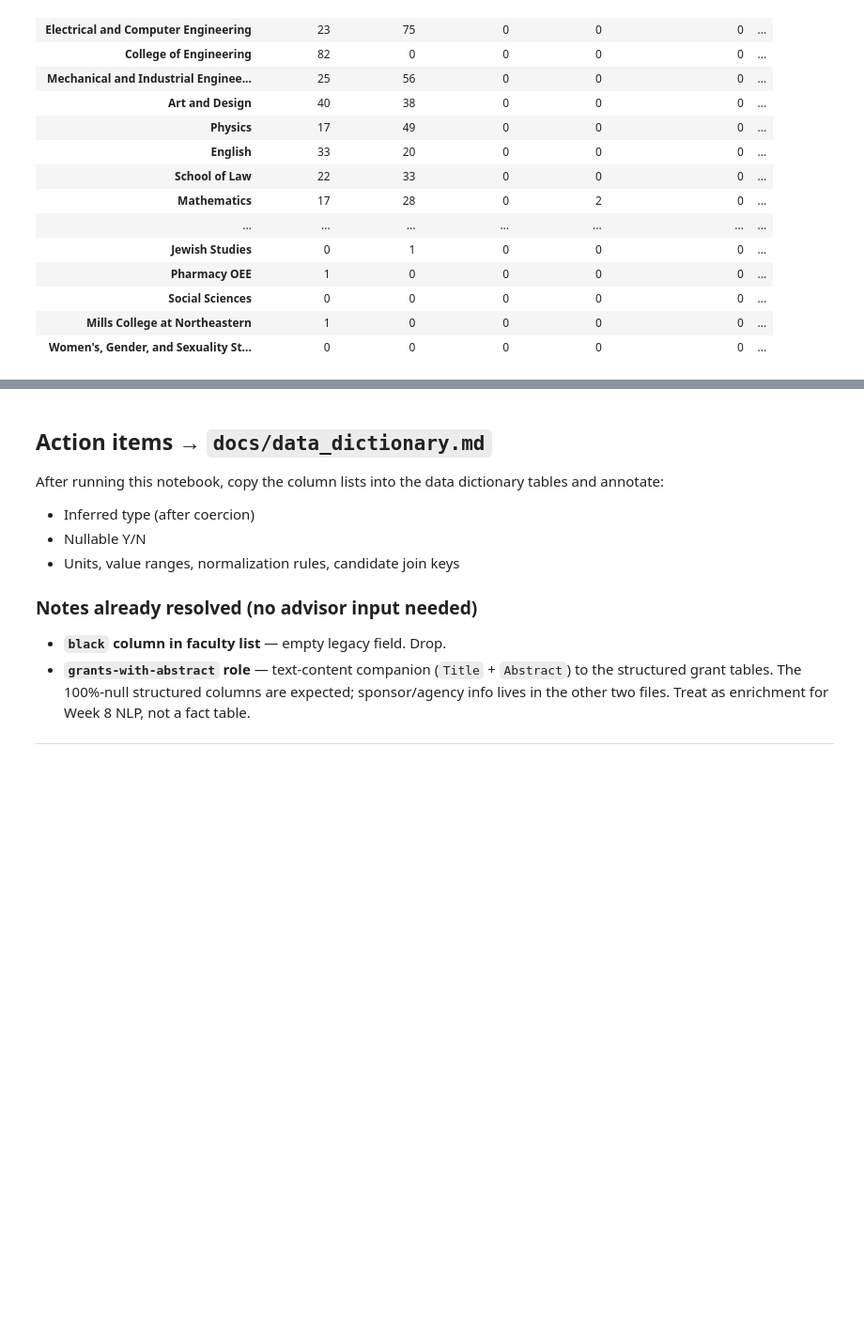
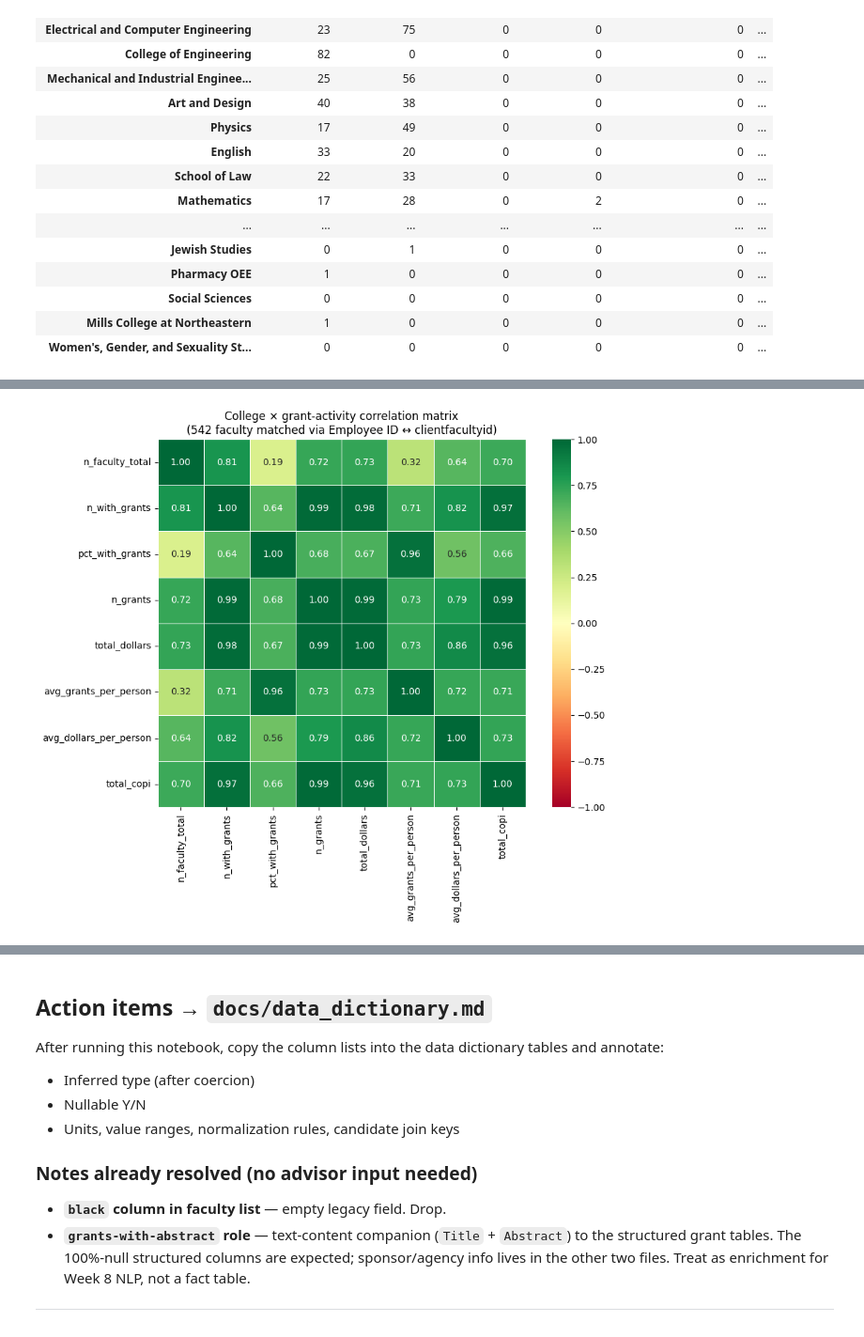
Before and after one commit to ebertini/visualizing-neu, a Jupyter notebook: notebooks/01_schema_overview.ipynb, the cells around one changed output, grey strips where cells are left out. Shown at 94% size. Cells and saved outputs as stored; diff of their text form; code cells hidden in the pictures; blank space fills up the shorter version.

```diff
--- a/notebooks/01_schema_overview.ipynb
+++ b/notebooks/01_schema_overview.ipynb
@@ -279,3 +278,92 @@ with pd.option_context('display.max_rows', None):
 | Social Sciences | 0 | 0 | 0 | 0 | 0 | ... |
 | Mills College at Northeastern | 1 | 0 | 0 | 0 | 0 | ... |
 | Women's, Gender, and Sexuality St... | 0 | 0 | 0 | 0 | 0 | ... |
+# %%
+import seaborn as sns
+import matplotlib.pyplot as plt
+
+faculty = first_sheet(raw['faculty'])
+ri      = first_sheet(raw['ri_matches'])
+
+# ── Join: Employee ID ↔ clientfacultyid ──────────────────────────────────────
+ri_dedup = ri.drop_duplicates(subset=['grantid', 'AAUID'])
+
+per_person = (
+    ri_dedup.groupby('clientfacultyid', as_index=False)
+            .agg(
+                n_grants           = ('grantid',      'nunique'),
+                total_dollars      = ('totaldollars',  'sum'),
+                n_copi             = ('iscopi',        'sum'),
+                n_agencies         = ('agencyname',   'nunique'),
+                year_span          = ('startdateyear', lambda x: int(x.max() - x.min() + 1) if x.notna().any() else 0),
+            )
+)
+
+merged = faculty.merge(
+    per_person,
+    left_on='Employee ID',
+    right_on='clientfacultyid',
+    how='inner',
+)
+
+n_matched  = merged['Employee ID'].nunique()
+n_total    = faculty['Employee ID'].nunique()
+n_grants   = merged['n_grants'].sum()
+print(f"Matched faculty  : {n_matched:,} of {n_total:,} ({n_matched/n_total*100:.1f}% of roster)")
+print(f"Total grant-rows : {int(n_grants):,}\n")
+
+# ── College-level grant summary ───────────────────────────────────────────────
+faculty_counts = (
+    faculty.groupby('Superior_Academic_Unit')['Employee ID']
+           .nunique()
+           .rename('n_faculty_total')
+)
+
+college_stats = (
+    merged.groupby('Superior_Academic_Unit')
+          .agg(
+              n_with_grants         = ('Employee ID',   'nunique'),
+              n_grants              = ('n_grants',      'sum'),
+              total_dollars         = ('total_dollars', 'sum'),
+              avg_grants_per_person = ('n_grants',      'mean'),
+              total_copi            = ('n_copi',        'sum'),
+          )
+          .join(faculty_counts)
+)
+college_stats['pct_with_grants'] = (
+    college_stats['n_with_grants'] / college_stats['n_faculty_total'] * 100
+).round(1)
+college_stats['avg_dollars_per_person'] = (
+    college_stats['total_dollars'] / college_stats['n_with_grants']
+).round(0)
+college_stats = college_stats.sort_values('n_grants', ascending=False)
+
+print("College-level grant summary:")
+display(college_stats[[
+    'n_faculty_total', 'n_with_grants', 'pct_with_grants',
+    'n_grants', 'total_dollars', 'avg_grants_per_person',
+    'avg_dollars_per_person', 'total_copi',
+]])
+
+# ── Correlation matrix ────────────────────────────────────────────────────────
+corr_cols = [
+    'n_faculty_total', 'n_with_grants', 'pct_with_grants',
+    'n_grants', 'total_dollars', 'avg_grants_per_person',
+    'avg_dollars_per_person', 'total_copi',
+]
+corr = college_stats[corr_cols].corr()
+
+fig, ax = plt.subplots(figsize=(10, 8))
+sns.heatmap(
+    corr, annot=True, fmt='.2f', cmap='RdYlGn',
+    vmin=-1, vmax=1, center=0,
+    linewidths=0.5, square=True, ax=ax,
+)
+ax.set_title(
+    f'College × grant-activity correlation matrix\n'
+    f'({n_matched:,} faculty matched via Employee ID ↔ clientfacultyid)',
+    fontsize=12,
+)
+plt.tight_layout()
+plt.show()
+# %% [output]
@@ -281,0 +386 @@ with pd.option_context('display.max_rows', None):
+[figure, added]
```
Also changed, not shown: parts of 6 cells of this notebook.
